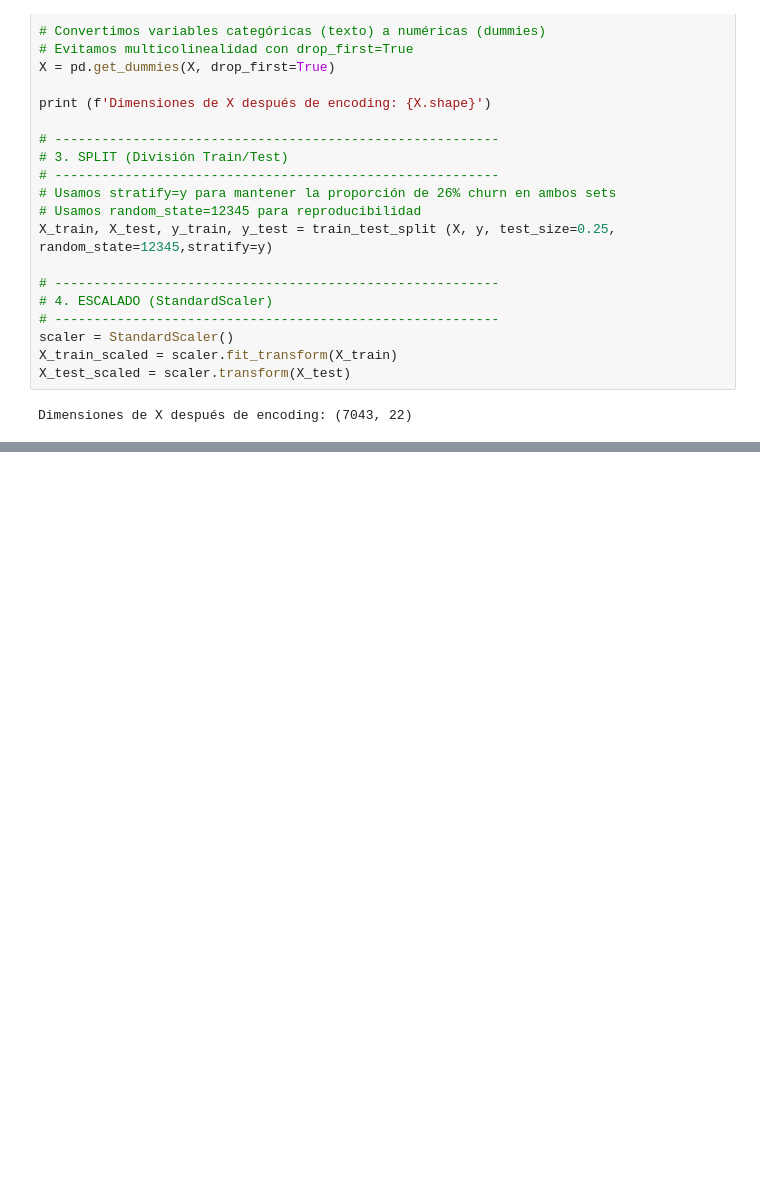
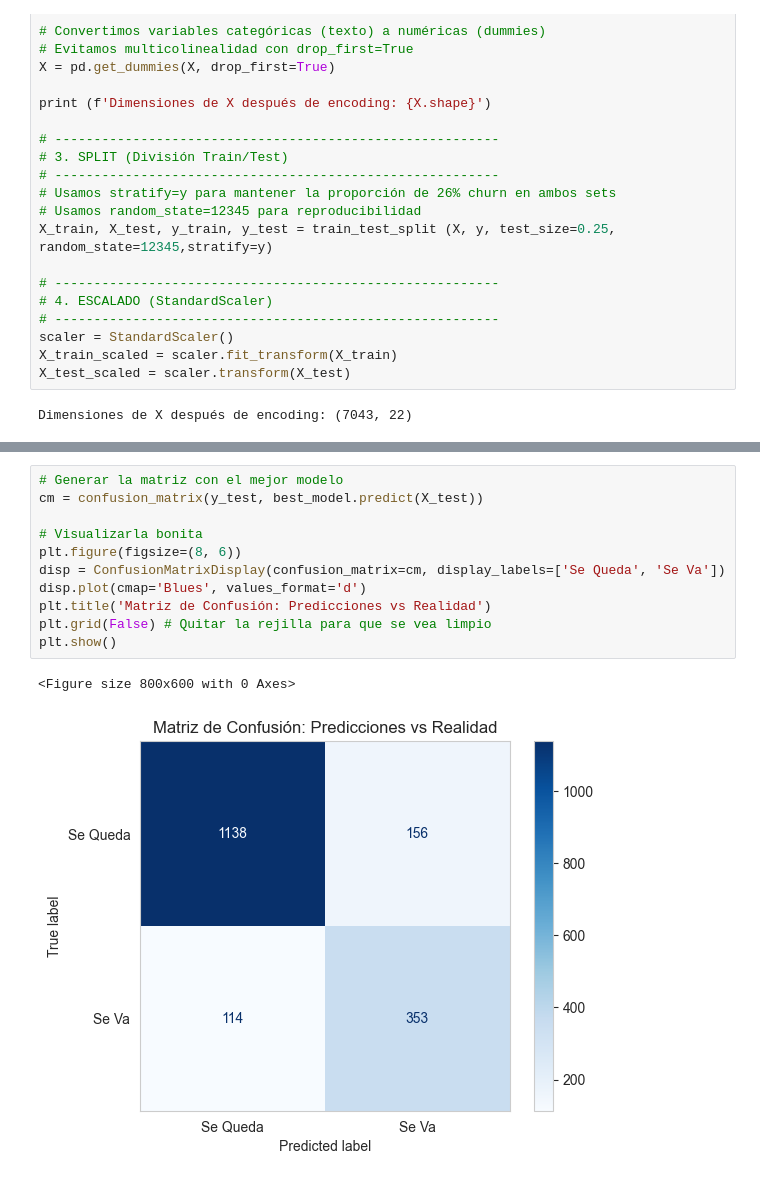
Before and after one commit to Juanhv24/Telecom, a Jupyter notebook: Notebooks/telecom.ipynb, the cells around one changed output, grey strips where cells are left out. Drawn from its saved outputs; the diff is of its cells as text; blank space fills up the shorter version.

```diff
--- a/Notebooks/telecom.ipynb
+++ b/Notebooks/telecom.ipynb
@@ -367,0 +498,14 @@ Dimensiones de X después de encoding: (7043, 22)
+# %%
+# Generar la matriz con el mejor modelo
+cm = confusion_matrix(y_test, best_model.predict(X_test))
+
+# Visualizarla bonita
+plt.figure(figsize=(8, 6))
+disp = ConfusionMatrixDisplay(confusion_matrix=cm, display_labels=['Se Queda', 'Se Va'])
+disp.plot(cmap='Blues', values_format='d')
+plt.title('Matriz de Confusión: Predicciones vs Realidad')
+plt.grid(False) # Quitar la rejilla para que se vea limpio
+plt.show()
+# %% [output]
+<Figure size 800x600 with 0 Axes>
+[figure, added]
```
Also changed, not shown: parts of 5 cells of this notebook.
